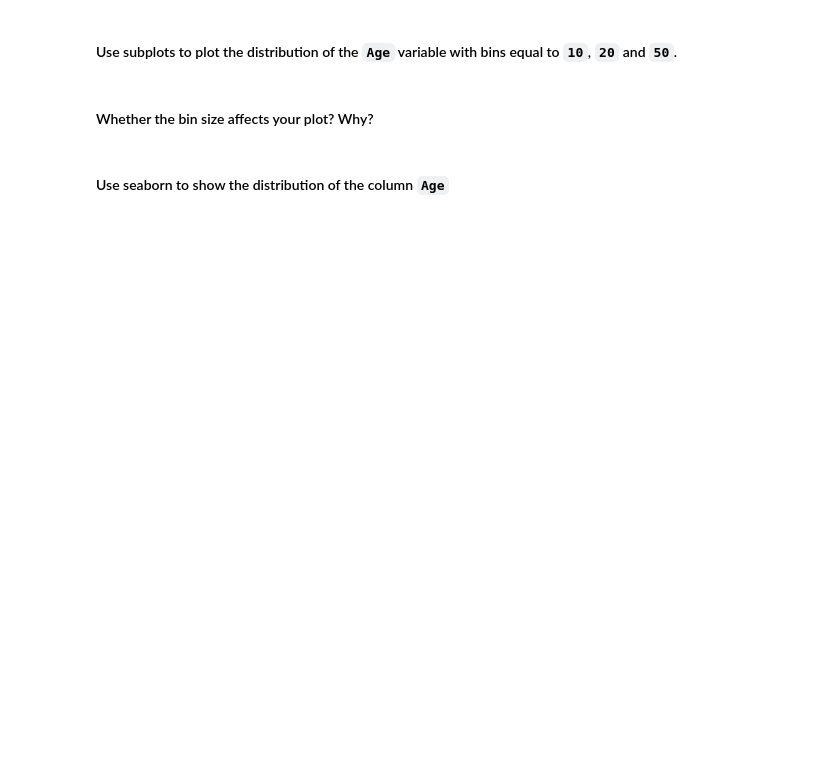
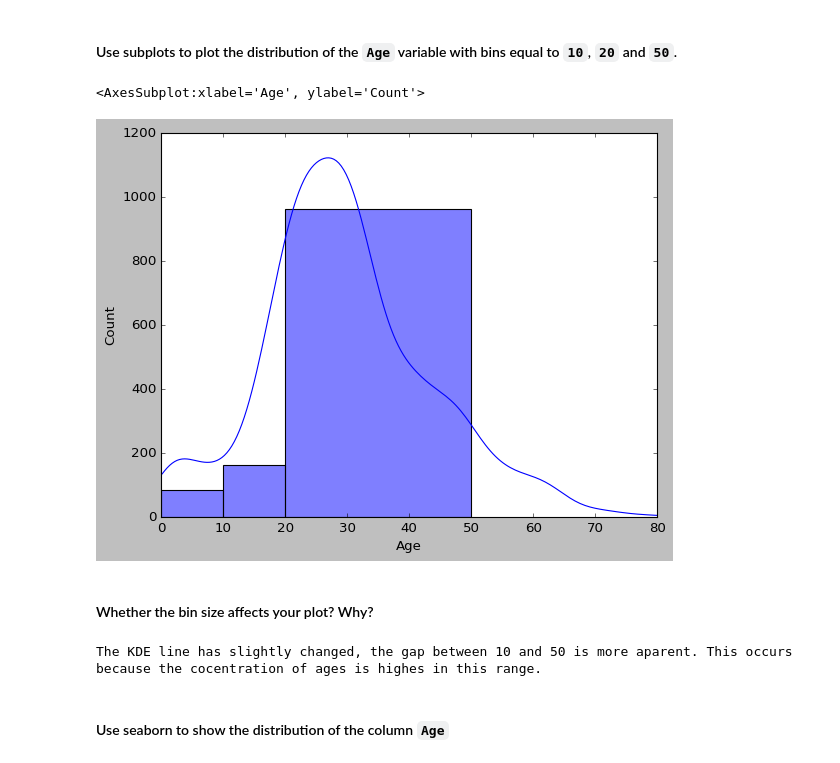
Before and after one commit to santhart97/lab-visualization-extra, a Jupyter notebook: challenge-2.ipynb, the cells around one changed output. Cells and saved outputs as stored; diff of their text form; code cells hidden in the pictures; blank space fills up the shorter version.

```diff
--- a/challenge-2.ipynb
+++ b/challenge-2.ipynb
@@ -43,2 +109,8 @@ titanic.head()
+# %%
+# your code here
+sns.histplot(x=titanic.Age, bins = [0,10,20,50], kde=True)
+# %% [output]
+<AxesSubplot:xlabel='Age', ylabel='Count'>
+[figure, added]
 # %% [markdown]
 #### Whether the bin size affects your plot? Why?
@@ -47,3 +117,8 @@ titanic.head()
+# %%
+#your comment here
+print("The KDE line has slightly changed, the gap between 10 and 50 is more aparent. This occurs because the cocentration of ages is highes in this range.")
+# %% [output]
+The KDE line has slightly changed, the gap between 10 and 50 is more aparent. This occurs because the cocentration of ages is highes in this range.
 # %% [markdown]
 #### Use seaborn to show the distribution of the column `Age`
 # %%
```
Also changed, not shown: parts of 17 cells of this notebook, 1 other file.
